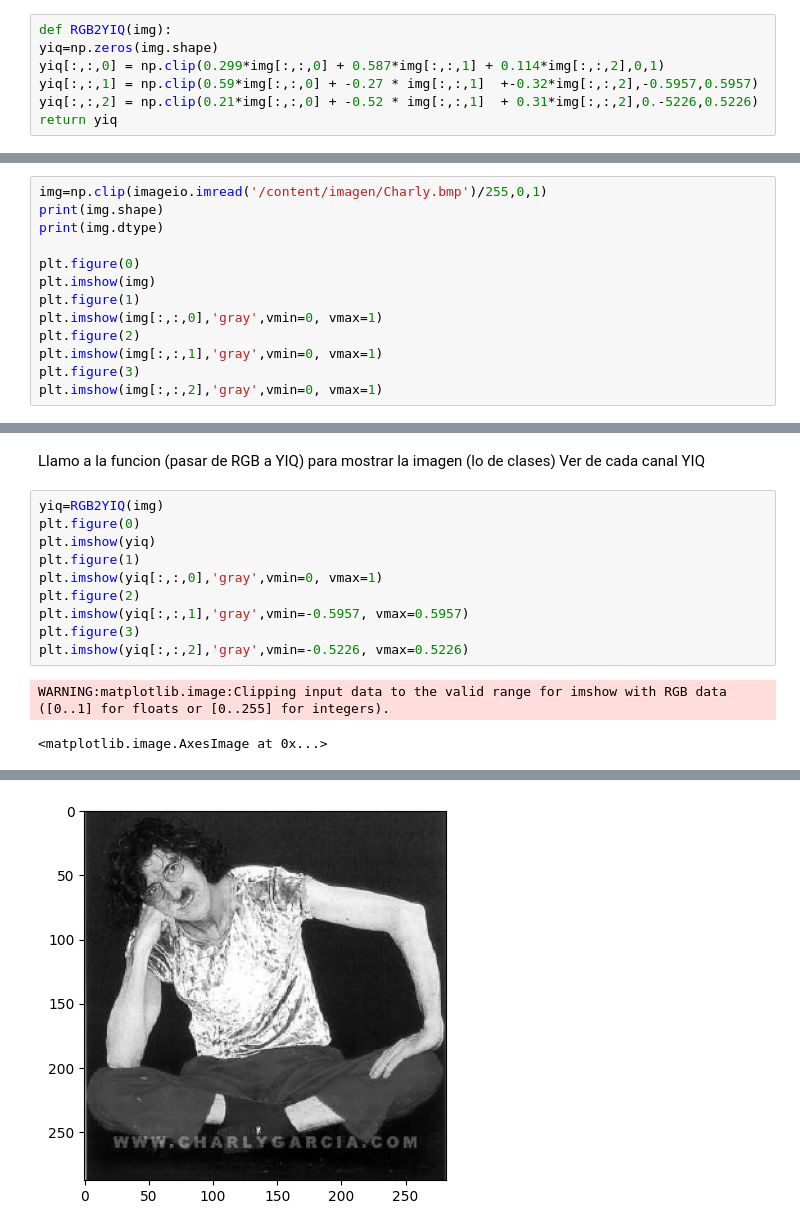
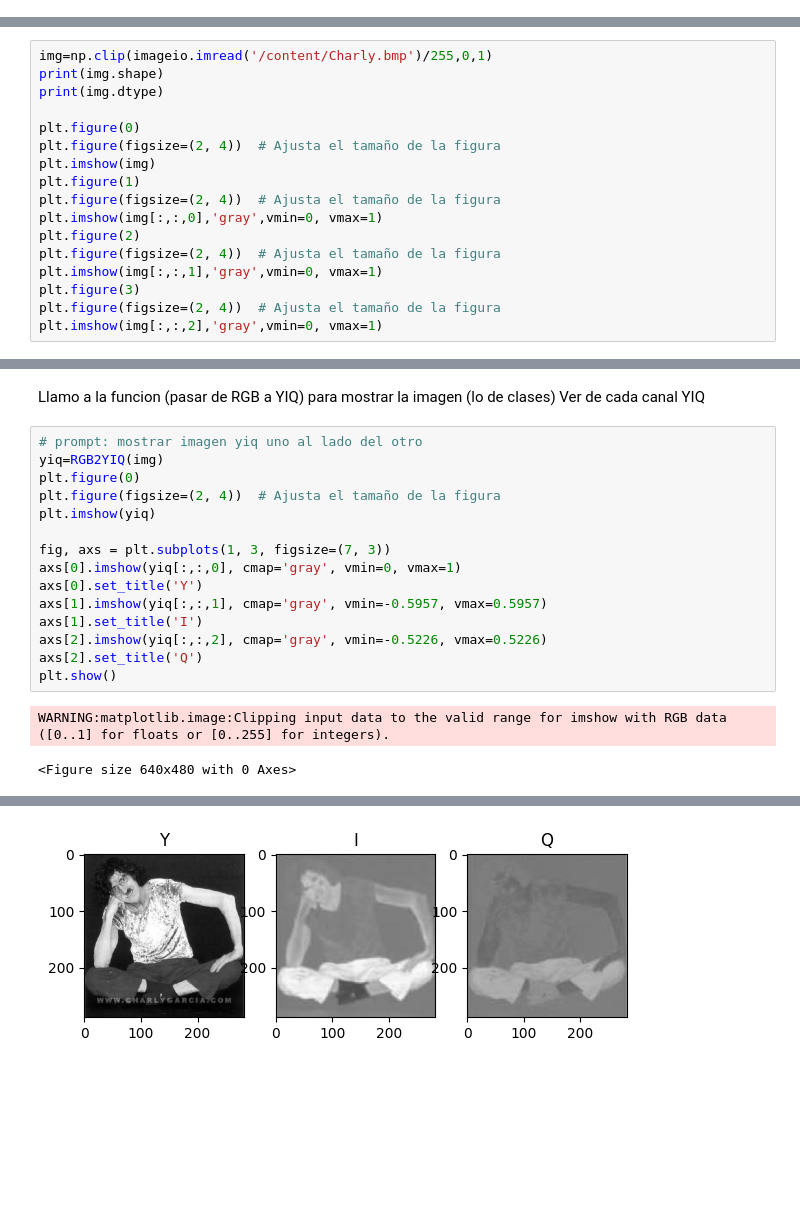
Before and after one commit to enriquejujuy/IPDI, a Jupyter notebook: IPDI_TP1.ipynb, the cells around one changed output, grey strips where cells are left out. Saved outputs shown, nothing was run; the diff lists cells and outputs as text; blank space fills up the shorter version.

```diff
--- a/IPDI_TP1.ipynb
+++ b/IPDI_TP1.ipynb
@@ -11,7 +4,0 @@ Funcion para pasar de RGB a YIQ
-# %%
-def RGB2YIQ(img):
-yiq=np.zeros(img.shape)
-yiq[:,:,0] = np.clip(0.299*img[:,:,0] + 0.587*img[:,:,1] + 0.114*img[:,:,2],0,1)
-yiq[:,:,1] = np.clip(0.59*img[:,:,0] + -0.27 * img[:,:,1]  +-0.32*img[:,:,2],-0.5957,0.5957)
-yiq[:,:,2] = np.clip(0.21*img[:,:,0] + -0.52 * img[:,:,1]  + 0.31*img[:,:,2],0.-5226,0.5226)
-return yiq
@@ -60,15 +48,19 @@ Cargar la imagen
 # %%
-img=np.clip(imageio.imread('/content/imagen/Charly.bmp')/255,0,1)
+img=np.clip(imageio.imread('/content/Charly.bmp')/255,0,1)
 print(img.shape)
 print(img.dtype)
 
 plt.figure(0)
+plt.figure(figsize=(2, 4))  # Ajusta el tamaño de la figura
 plt.imshow(img)
 plt.figure(1)
+plt.figure(figsize=(2, 4))  # Ajusta el tamaño de la figura
 plt.imshow(img[:,:,0],'gray',vmin=0, vmax=1)
 plt.figure(2)
+plt.figure(figsize=(2, 4))  # Ajusta el tamaño de la figura
 plt.imshow(img[:,:,1],'gray',vmin=0, vmax=1)
 plt.figure(3)
+plt.figure(figsize=(2, 4))  # Ajusta el tamaño de la figura
 plt.imshow(img[:,:,2],'gray',vmin=0, vmax=1)
 # %% [output]
 (288, 282, 3)
@@ -81,15 +74,20 @@ float64
 # %% [markdown]
 Llamo a la funcion (pasar de RGB a YIQ) para mostrar la imagen (lo de clases) Ver de cada canal  YIQ
 # %%
+# prompt: mostrar imagen yiq uno al lado del otro
 yiq=RGB2YIQ(img)
 plt.figure(0)
+plt.figure(figsize=(2, 4))  # Ajusta el tamaño de la figura
 plt.imshow(yiq)
-plt.figure(1)
-plt.imshow(yiq[:,:,0],'gray',vmin=0, vmax=1)
-plt.figure(2)
-plt.imshow(yiq[:,:,1],'gray',vmin=-0.5957, vmax=0.5957)
-plt.figure(3)
-plt.imshow(yiq[:,:,2],'gray',vmin=-0.5226, vmax=0.5226)
+
+fig, axs = plt.subplots(1, 3, figsize=(7, 3))
+axs[0].imshow(yiq[:,:,0], cmap='gray', vmin=0, vmax=1)
+axs[0].set_title('Y')
+axs[1].imshow(yiq[:,:,1], cmap='gray', vmin=-0.5957, vmax=0.5957)
+axs[1].set_title('I')
+axs[2].imshow(yiq[:,:,2], cmap='gray', vmin=-0.5226, vmax=0.5226)
+axs[2].set_title('Q')
+plt.show()
 # %% [output]
 WARNING:matplotlib.image:Clipping input data to the valid range for imshow with RGB data ([0..1] for floats or [0..255] for integers).
-<matplotlib.image.AxesImage at 0x...>
+<Figure size 640x480 with 0 Axes>
@@ -97 +95 @@ WARNING:matplotlib.image:Clipping input data to the valid range for imshow with
-[figure, old version]
+[figure, new version]
```
Also changed, not shown: parts of 13 cells of this notebook.
